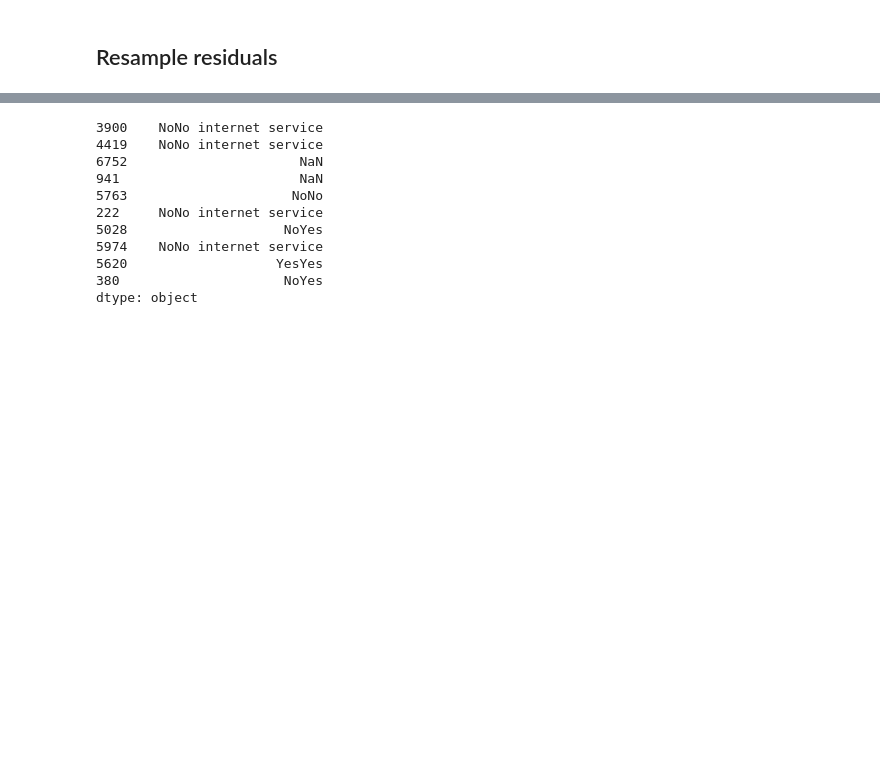
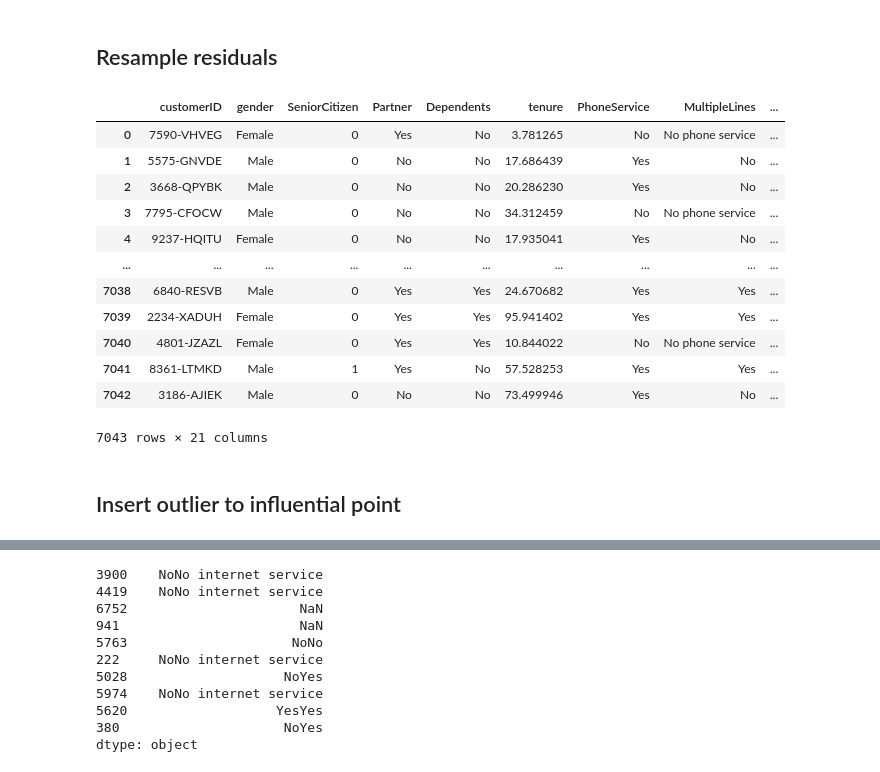
Before and after one commit to joeltanwr/DirtyDF, a Jupyter notebook: test notebooks/testing_new_stainers.ipynb, the cells around one changed output, grey strips where cells are left out. Saved outputs shown, nothing was run; the diff lists cells and outputs as text; code cells hidden in the pictures; blank space fills up the shorter version.

```diff
--- a/test notebooks/testing_new_stainers.ipynb
+++ b/test notebooks/testing_new_stainers.ipynb
@@ -138,3 +138,23 @@ telco_sub.loc[:, 'MultipleLines':]
 | 779 | No | DSL | No | No | No | No | ... |
 # %% [markdown]
 ## Resample residuals
+# %%
+from scipy.interpolate import Akima1DInterpolator
+from statsmodels.distributions.empirical_distribution import ECDF
+
+def rand_from_Finv(X, size=(1,10), Xmin=None, Xmax = None):
+    rvs_needed = np.array(size).prod()
+    ecdf1 = ECDF(X)
+    U = np.hstack((0.0, ecdf1.y[1:-1], 1.0))
+
+    if Xmin is None:
+        Xmin = X.min()
+    if Xmax is None:
+        Xmax = X.max()
+
+    Finv = np.hstack((Xmin, ecdf1.x[1:-1], Xmax))
+    ak2 = Akima1DInterpolator(U, Finv)
+
+    U_rand = np.random.uniform(size=rvs_needed)
+    out = ak2(U_rand).reshape(size)
+    return out
@@ -140,0 +164,33 @@ telco_sub.loc[:, 'MultipleLines':]
+# %%
+def resample_residuals(df, ycol, Xcols):
+    X = add_constant(df[[Xcols]])
+    y = df[ycol]
+
+    drop_these = pd.isna(X.TotalCharges)
+    X = X[~drop_these]
+    y = y[~drop_these]
+
+    m = OLS(y, X)
+    o = m.fit()
+    new_resid = rand_from_Finv(o.resid, size=len(o.resid))
+    df[ycol] = o.predict(X) + new_resid
+
+    return df
+# %%
+resample_residuals(telco, 'tenure', 'TotalCharges')
+# %% [output]
+|  | customerID | gender | SeniorCitizen | Partner | Dependents | tenure | PhoneService | MultipleLines | ... |
+| 0 | 7590-VHVEG | Female | 0 | Yes | No | 3.781265 | No | No phone service | ... |
+| 1 | 5575-GNVDE | Male | 0 | No | No | 17.686439 | Yes | No | ... |
+| 2 | 3668-QPYBK | Male | 0 | No | No | 20.286230 | Yes | No | ... |
+| 3 | 7795-CFOCW | Male | 0 | No | No | 34.312459 | No | No phone service | ... |
+| 4 | 9237-HQITU | Female | 0 | No | No | 17.935041 | Yes | No | ... |
+| ... | ... | ... | ... | ... | ... | ... | ... | ... | ... |
+| 7038 | 6840-RESVB | Male | 0 | Yes | Yes | 24.670682 | Yes | Yes | ... |
+| 7039 | 2234-XADUH | Female | 0 | Yes | Yes | 95.941402 | Yes | Yes | ... |
+| 7040 | 4801-JZAZL | Female | 0 | Yes | Yes | 10.844022 | No | No phone service | ... |
+| 7041 | 8361-LTMKD | Male | 1 | Yes | No | 57.528253 | Yes | Yes | ... |
+| 7042 | 3186-AJIEK | Male | 0 | No | No | 73.499946 | Yes | No | ... |
+7043 rows × 21 columns
+# %% [markdown]
+## Insert outlier to influential point
```
Also changed, not shown: parts of 14 cells of this notebook, 1 other file.
